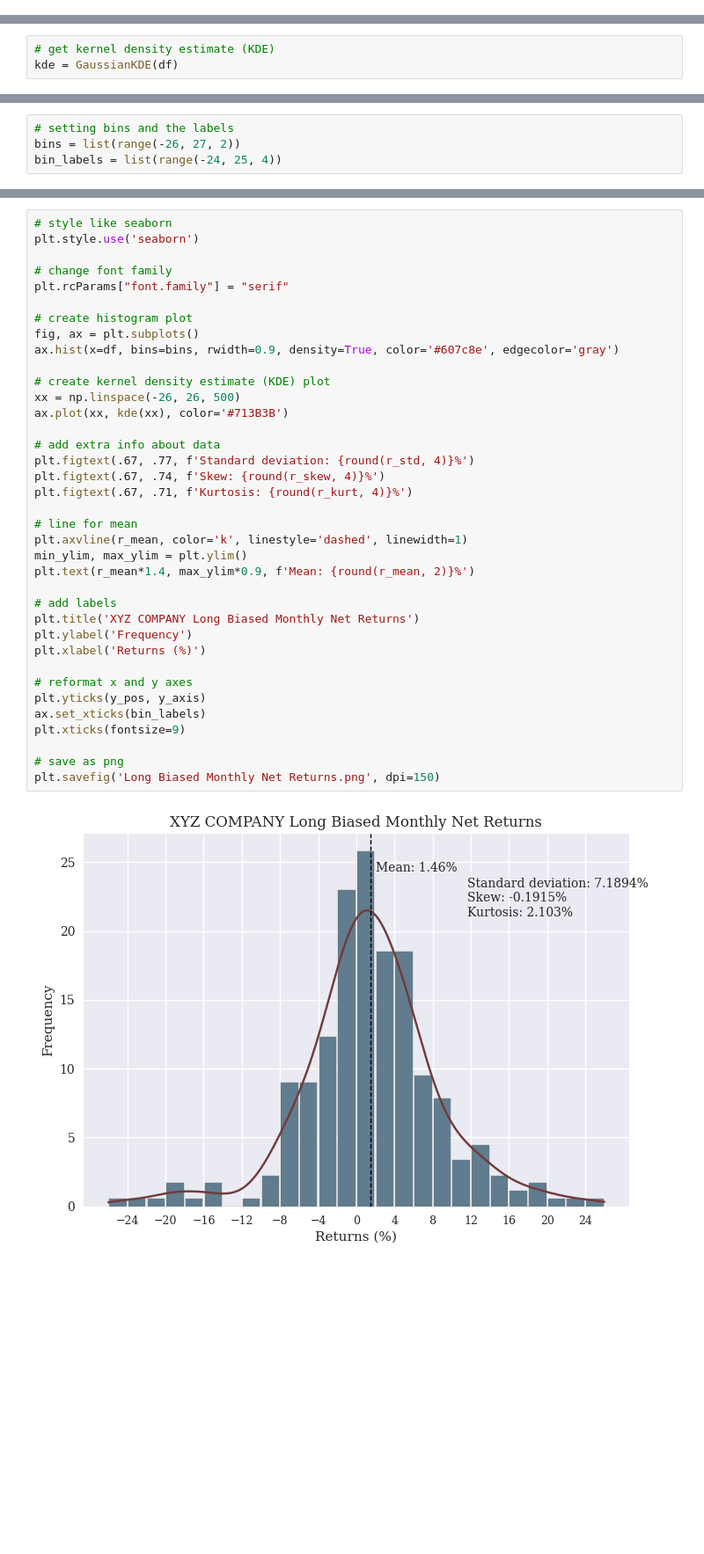
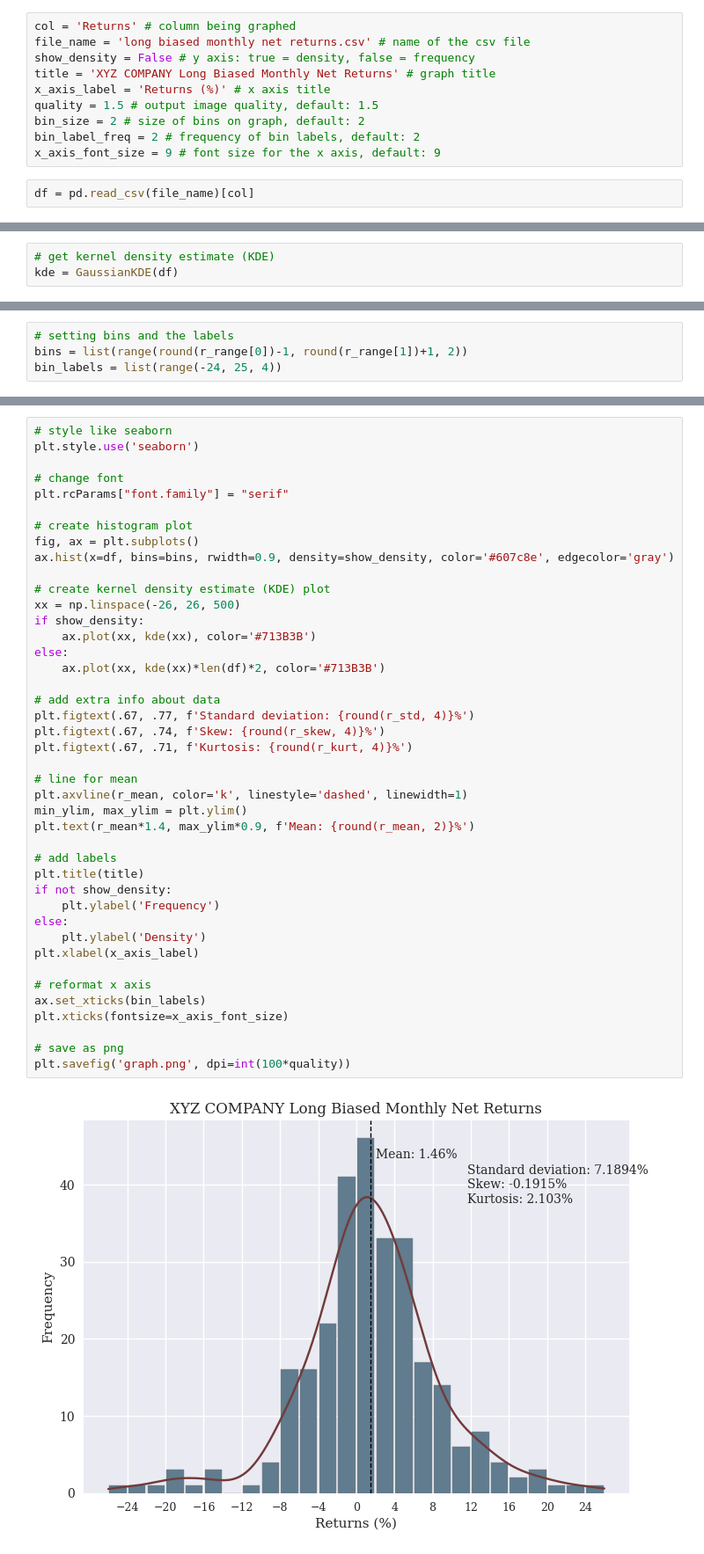
Before and after one commit to watrgoat/Histogram-Plot, a Jupyter notebook: plot.ipynb, the cells around one changed output, grey strips where cells are left out. Shown at 88% size. Drawn from its saved outputs; the diff is of its cells as text; blank space fills up the shorter version.

Commit message:
updated plot to be universal

```diff
--- a/plot.ipynb
+++ b/plot.ipynb
@@ -13,3 +10,15 @@ df = pd.read_csv('long biased monthly net returns.csv')[col]
+# %%
+col = 'Returns' # column being graphed
+file_name = 'long biased monthly net returns.csv' # name of the csv file
+show_density = False # y axis: true = density, false = frequency
+title = 'XYZ COMPANY Long Biased Monthly Net Returns' # graph title
+x_axis_label = 'Returns (%)' # x axis title
+quality = 1.5 # output image quality, default: 1.5
+bin_size = 2 # size of bins on graph, default: 2
+bin_label_freq = 2 # frequency of bin labels, default: 2
+x_axis_font_size = 9 # font size for the x axis, default: 9
+# %%
+df = pd.read_csv(file_name)[col]
 # %%
 # get data statistics
 r_mean = df.mean()
@@ -39,4 +52,4 @@ kde = GaussianKDE(df)
 # %%
 # setting bins and the labels
-bins = list(range(-26, 27, 2))
+bins = list(range(round(r_range[0])-1, round(r_range[1])+1, 2))
 bin_labels = list(range(-24, 25, 4))
@@ -47,39 +81,44 @@ y_pos = [0, 0.016, 0.016*2, 0.016*3, 0.016*4, 0.016*5]
 # %%
 # style like seaborn
 plt.style.use('seaborn')
 
-# change font family
+# change font
 plt.rcParams["font.family"] = "serif"
 
 # create histogram plot
 fig, ax = plt.subplots()
-ax.hist(x=df, bins=bins, rwidth=0.9, density=True, color='#607c8e', edgecolor='gray')
+ax.hist(x=df, bins=bins, rwidth=0.9, density=show_density, color='#607c8e', edgecolor='gray')
 
 # create kernel density estimate (KDE) plot
 xx = np.linspace(-26, 26, 500)
-ax.plot(xx, kde(xx), color='#713B3B')
+if show_density:
+    ax.plot(xx, kde(xx), color='#713B3B')
+else:
+    ax.plot(xx, kde(xx)*len(df)*2, color='#713B3B')
 
 # add extra info about data
 plt.figtext(.67, .77, f'Standard deviation: {round(r_std, 4)}%')
 plt.figtext(.67, .74, f'Skew: {round(r_skew, 4)}%')
 plt.figtext(.67, .71, f'Kurtosis: {round(r_kurt, 4)}%')
 
 # line for mean
 plt.axvline(r_mean, color='k', linestyle='dashed', linewidth=1)
 min_ylim, max_ylim = plt.ylim()
 plt.text(r_mean*1.4, max_ylim*0.9, f'Mean: {round(r_mean, 2)}%')
 
 # add labels
-plt.title('XYZ COMPANY Long Biased Monthly Net Returns')
-plt.ylabel('Frequency')
-plt.xlabel('Returns (%)')
+plt.title(title)
+if not show_density:
+    plt.ylabel('Frequency')
+else:
+    plt.ylabel('Density')
+plt.xlabel(x_axis_label)
 
-# reformat x and y axes
-plt.yticks(y_pos, y_axis)
+# reformat x axis
 ax.set_xticks(bin_labels)
-plt.xticks(fontsize=9)
+plt.xticks(fontsize=x_axis_font_size)
 
 # save as png
-plt.savefig('Long Biased Monthly Net Returns.png', dpi=150)
+plt.savefig('graph.png', dpi=int(100*quality))
 # %% [output]
-[figure, old version]
+[figure, new version]
```
Also changed, not shown: parts of 4 cells of this notebook.
